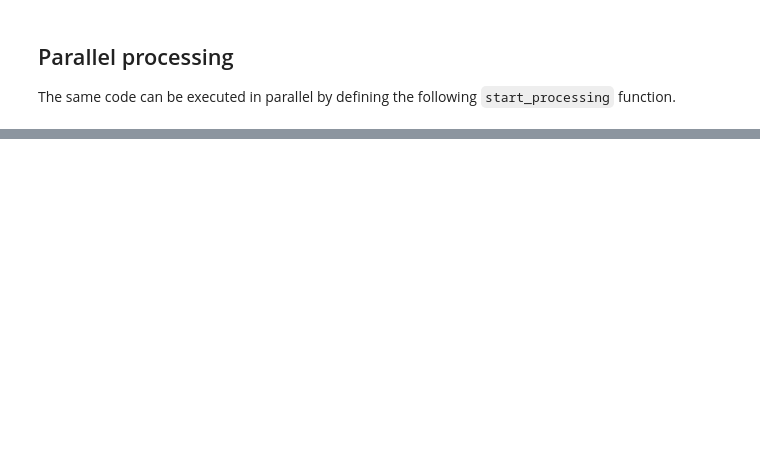
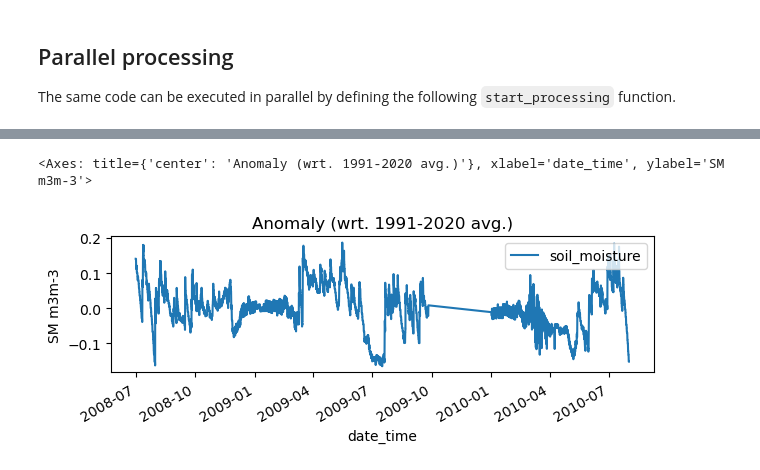
Before and after one commit to TUW-GEO/pytesmo, a Jupyter notebook: docs/examples/validation_framework.ipynb, the cells around one changed output, grey strips where cells are left out. Saved outputs shown, nothing was run; the diff lists cells and outputs as text; code cells hidden in the pictures; blank space fills up the shorter version.

Commit message:
Update notebook to include subset metrics and reader adapters

```diff
--- a/docs/examples/validation_framework.ipynb
+++ b/docs/examples/validation_framework.ipynb
@@ -349,0 +495,8 @@ date_time
+# %%
+from pytesmo.validation_framework.adapters import AnomalyClimAdapter
+ds_mask = AnomalyClimAdapter(ismn_reader, columns=['soil_moisture'],
+                             timespan=(datetime(1991,1,1), datetime(2020,12,31)))
+anom = ds_mask.read(ids[0])
+pprint(anom)
+anom.plot(title='Anomaly (wrt. 1991-2020 avg.)', ylabel='SM m3m-3', figsize=(7,2))
+# %% [output]
@@ -349,0 +518,2 @@ date_time
+<Axes: title={'center': 'Anomaly (wrt. 1991-2020 avg.)'}, xlabel='date_time', ylabel='SM m3m-3'>
+[figure, added]
```
Also changed, not shown: parts of 22 cells of this notebook.
